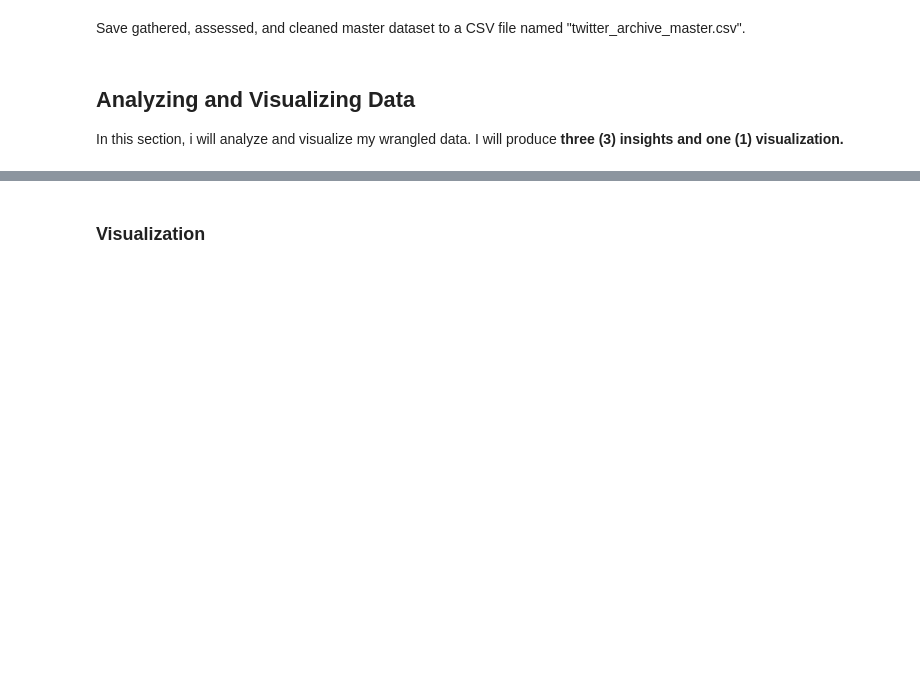
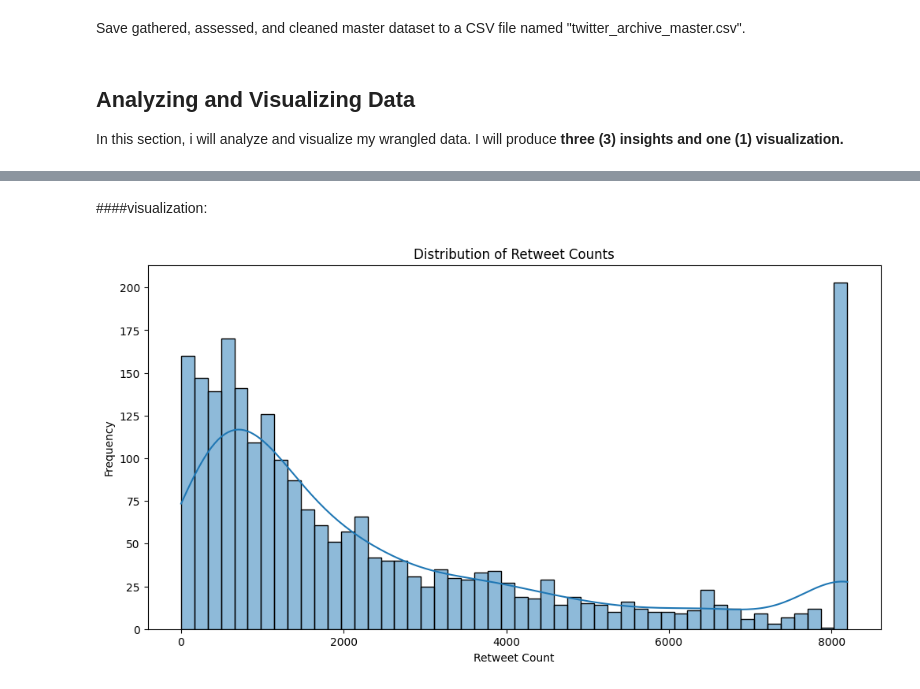
Before and after one commit to mohamedmouta/Match, a Jupyter notebook: wrangle_act.ipynb, the cells around one changed output, grey strips where cells are left out. Saved outputs shown, nothing was run; the diff lists cells and outputs as text; code cells hidden in the pictures; blank space fills up the shorter version.

```diff
--- a/wrangle_act.ipynb
+++ b/wrangle_act.ipynb
@@ -773,2 +775,20 @@ In this section, i will analyze and visualize my wrangled data. I will produce
 # %% [markdown]
-### Visualization
+####visualization:
+# %%
+
+# Ensure the column exists and handle potential missing values before plotting
+    # Create a figure and axes for the plot
+plt.figure(figsize=(12, 6))
+
+    # Create the histogram using seaborn
+sns.histplot(data=merged_df, x='retweet_count', bins=50, kde=True)
+
+    # Add title and labels
+plt.title('Distribution of Retweet Counts')
+plt.xlabel('Retweet Count')
+plt.ylabel('Frequency')
+
+
+plt.show()
+# %% [output]
+[figure, added]
```
Also changed, not shown: parts of 21 cells of this notebook.
